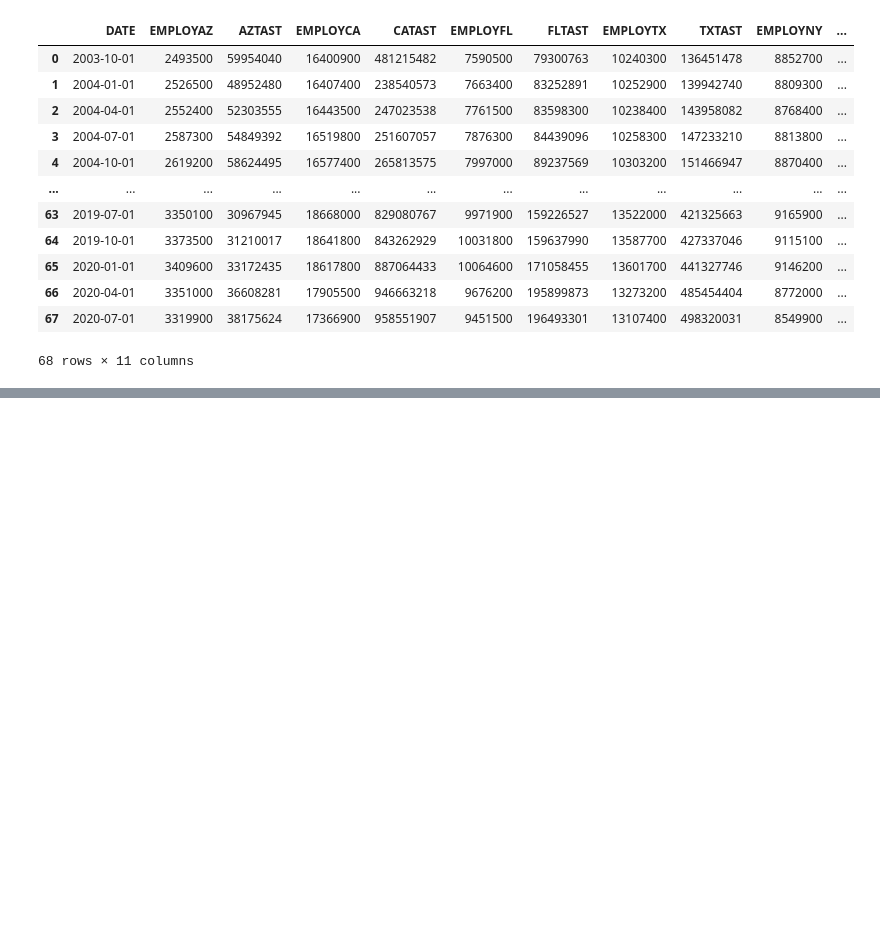
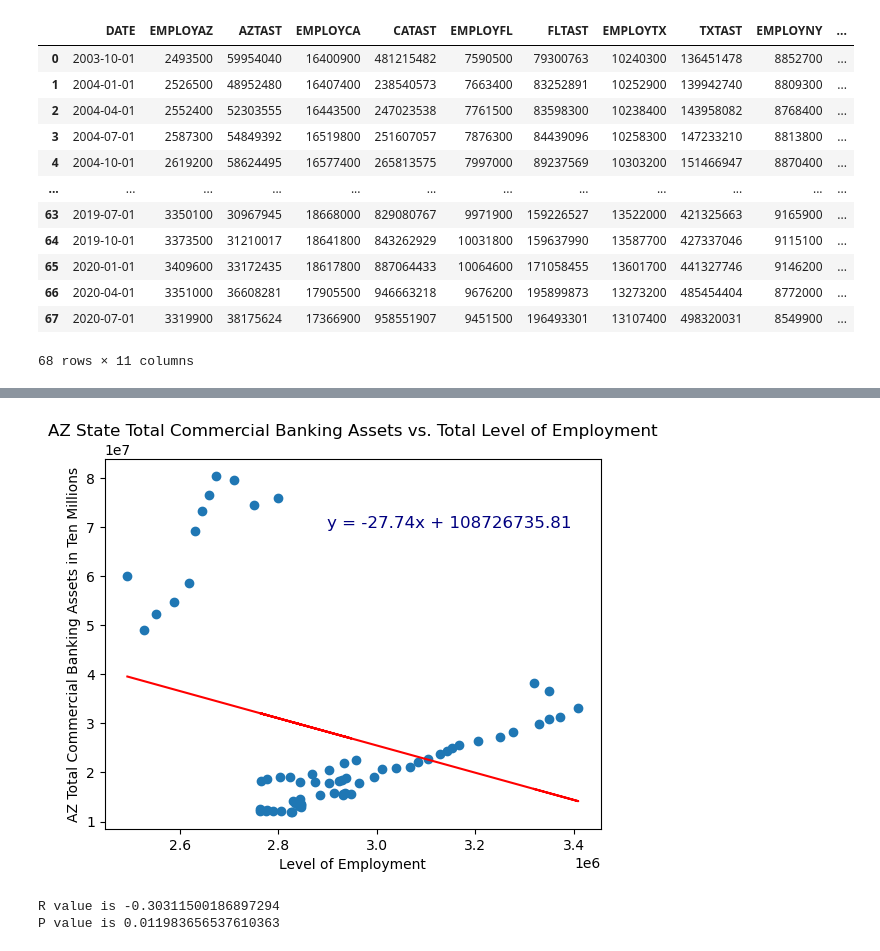
Before and after one commit to RyakDL/Project-1_Finance, a Jupyter notebook: Main_active.ipynb, the cells around one changed output, grey strips where cells are left out. Saved outputs shown, nothing was run; the diff lists cells and outputs as text; code cells hidden in the pictures; blank space fills up the shorter version.

Commit message:
all regressions done

```diff
--- a/Main_active.ipynb
+++ b/Main_active.ipynb
@@ -71,0 +77,36 @@ for x_column in numeric_column_names:
+# %%
+#Define linear regression function
+def plot_linear_regression(x, y, title, y_label, annotate_pos):
+
+    #Perform linear regression
+    slope, intercept, rvalue, pvalue, stderr = linregress(x,y)
+    regression = x * slope +intercept
+
+    #Equation of line
+    line_eq = f"y = {round(slope,2)}x + {round(intercept,2)}"
+
+    #Scatterplot and regression line
+    plt.scatter(x,y)
+    plt.plot(x, regression, "r")
+
+    #Annotate text for line
+    plt.annotate(line_eq, annotate_pos, fontsize = 12, color = "navy")
+    plt.title(title)
+    plt.xlabel('Level of Employment')
+    plt.ylabel(y_label)
+    plt.show()
+
+    #Print R value and P value
+    print(f"R value is {rvalue}")
+    print(f"P value is {pvalue}")
+# %%
+# Linear regression on AZ data
+x = States_merge["EMPLOYAZ"]
+y = States_merge["AZTAST"]
+
+#Call line function
+plot_linear_regression(x, y,"AZ State Total Commercial Banking Assets vs. Total Level of Employment", "AZ Total Commercial Banking Assets in Ten Millions", (2900000,70000000))
+# %% [output]
+[figure, added]
+R value is -0.30311500186897294
+P value is 0.011983656537610363
```
Also changed, not shown: parts of 13 cells of this notebook.
